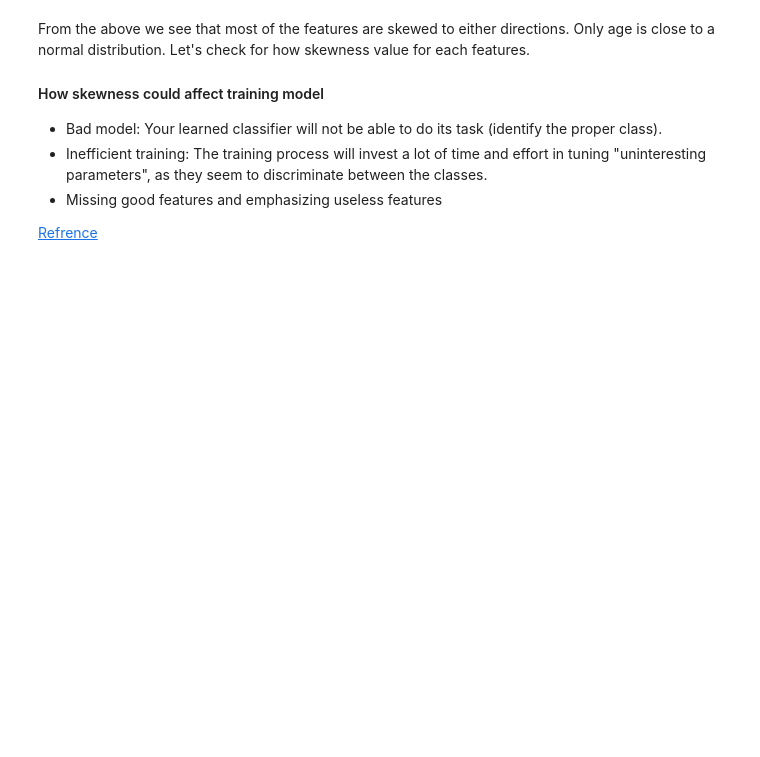
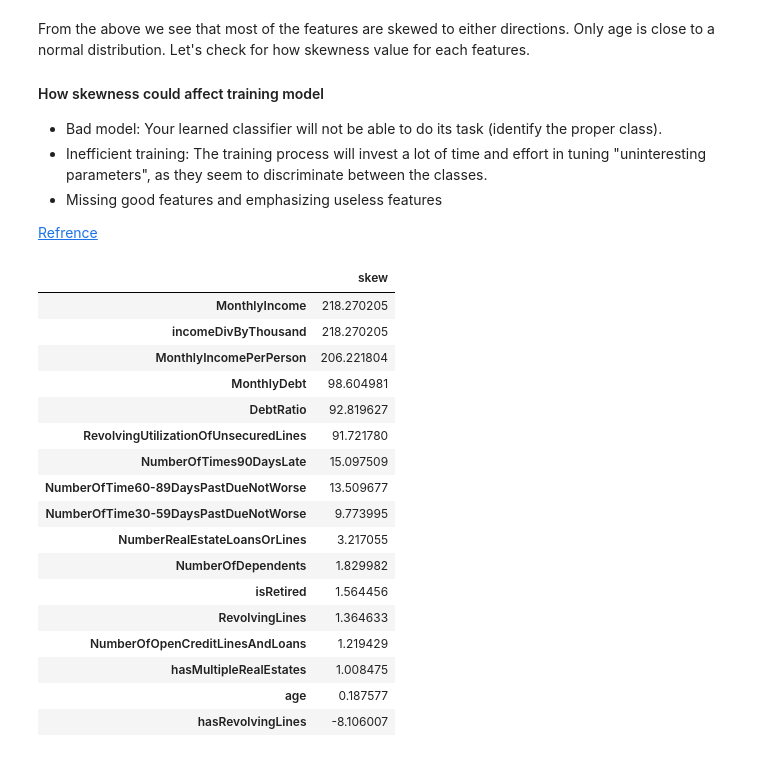
Before and after one commit to Arnold-git/Credit-Risk-Scoring, a Jupyter notebook: Research-and-Development/credit-scoring-EDA-modelling.ipynb, the cells around one changed output. Drawn from its saved outputs; the diff is of its cells as text; code cells hidden in the pictures; blank space fills up the shorter version.

```diff
--- a/Research-and-Development/credit-scoring-EDA-modelling.ipynb
+++ b/Research-and-Development/credit-scoring-EDA-modelling.ipynb
@@ -639,3 +640,31 @@ From the above we see that most of the features are skewed to either directions.
 - Missing good features and emphasizing useless features
 
 [Refrence](https://qr.ae/pv3A5R)
+# %%
+def skewMeasure(df):
+    nonObjectColList = df.dtypes[df.dtypes != 'object'].index
+    skewM = df[nonObjectColList].apply(lambda x: stats.skew(x.dropna())).sort_values(ascending = False)
+    skewM = pd.DataFrame({'skew': skewM})
+    return skewM.dropna()
+
+skewM = skewMeasure(mergedData)
+skewM
+# %% [output]
+|  | skew |
+| MonthlyIncome | 218.270205 |
+| incomeDivByThousand | 218.270205 |
+| MonthlyIncomePerPerson | 206.221804 |
+| MonthlyDebt | 98.604981 |
+| DebtRatio | 92.819627 |
+| RevolvingUtilizationOfUnsecuredLines | 91.721780 |
+| NumberOfTimes90DaysLate | 15.097509 |
+| NumberOfTime60-89DaysPastDueNotWorse | 13.509677 |
+| NumberOfTime30-59DaysPastDueNotWorse | 9.773995 |
+| NumberRealEstateLoansOrLines | 3.217055 |
+| NumberOfDependents | 1.829982 |
+| isRetired | 1.564456 |
+| RevolvingLines | 1.364633 |
+| NumberOfOpenCreditLinesAndLoans | 1.219429 |
+| hasMultipleRealEstates | 1.008475 |
+| age | 0.187577 |
+| hasRevolvingLines | -8.106007 |
```
Also changed, not shown: parts of 10 cells of this notebook.
